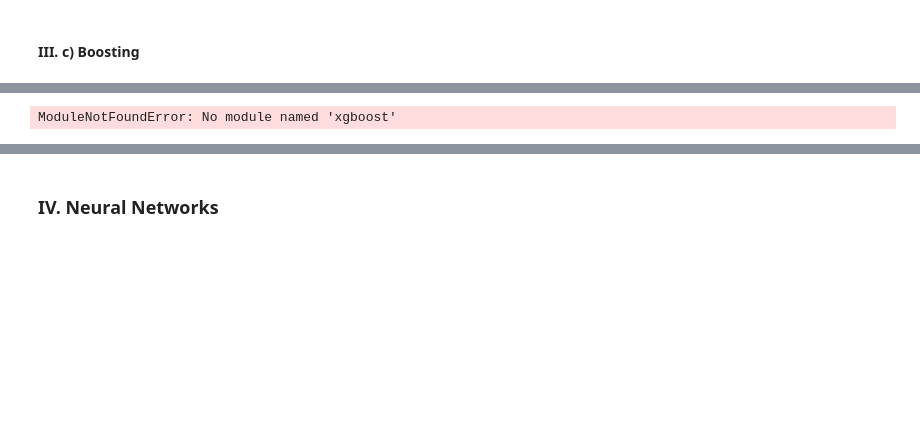
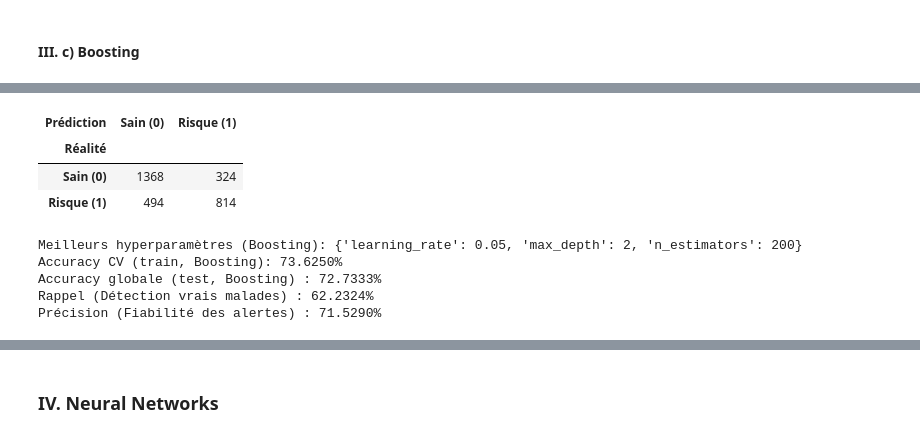
Before and after one commit to clairesn23/machine_learning, a Jupyter notebook: Projet_Python.ipynb, the cells around one changed output, grey strips where cells are left out. Drawn from its saved outputs; the diff is of its cells as text; code cells hidden in the pictures; blank space fills up the shorter version.

```diff
--- a/Projet_Python.ipynb
+++ b/Projet_Python.ipynb
@@ -685,15 +689,34 @@ Accuracy test : 72.7333%
+# %%
+# Prédictions
+y_pred_gb = gbOpt.predict(Xr_test_c)
+
+# Table de résultats
+table = pd.crosstab(y_test_c, y_pred_gb,rownames=['Réalité'],colnames=['Prédiction']) # Création de la matrice de confusion
+table.index = ["Sain (0)", "Risque (1)"]
+table.columns = ["Sain (0)", "Risque (1)"]
+table.index.name = "Réalité"
+table.columns.name = "Prédiction"
+display(table)
+
+print(f"Meilleurs hyperparamètres (Boosting): {gbOpt.best_params_}")
+print(f"Accuracy CV (train, Boosting): {gbOpt.best_score_*100:.4f}%")
+print(f"Accuracy globale (test, Boosting) : {accuracy_score(y_test_c, y_pred_gb)*100:.4f}%")
+print(f"Rappel (Détection vrais malades) : {recall_score(y_test_c, y_pred_gb)*100:.4f}%")
+print(f"Précision (Fiabilité des alertes) : {precision_score(y_test_c, y_pred_gb)*100:.4f}%")
+# %% [output]
+| Prédiction | Sain (0) | Risque (1) |
+| Réalité |  |  |
+| Sain (0) | 1368 | 324 |
+| Risque (1) | 494 | 814 |
+Meilleurs hyperparamètres (Boosting): {'learning_rate': 0.05, 'max_depth': 2, 'n_estimators': 200}
+Accuracy CV (train, Boosting): 73.6250%
+Accuracy globale (test, Boosting) : 72.7333%
+Rappel (Détection vrais malades) : 62.2324%
+Précision (Fiabilité des alertes) : 71.5290%
 # %%
 #XGBoosting
 from xgboost import XGBClassifier
 
 param = {"n_estimators": [100, 200], "max_depth": [3, 5], "learning_rate": [0.05, 0.1]}
-xgb = GridSearchCV(XGBClassifier(eval_metric='logloss', random_state=seed), param, cv=5, n_jobs=-1)
+xgb = GridSearchCV(XGBClassifier(eval_metric='logloss', random_state=42), param, cv=5, n_jobs=-1)
 xgbOpt = xgb.fit(Xr_train_c, y_train_c)
-
-print(f"Meilleurs hyperparamètres : {xgbOpt.best_params_}")
-print(f"Accuracy CV (train) : {xgbOpt.best_score_*100:.4f}%")
-
-y_pred_xgb = xgbOpt.predict(Xr_test_c)
-print(f"Accuracy test : {accuracy_score(y_test_c, y_pred_gb)*100:.4f}%")
-# %% [output]
-ModuleNotFoundError: No module named 'xgboost'
```
Also changed, not shown: parts of 35 cells of this notebook.
